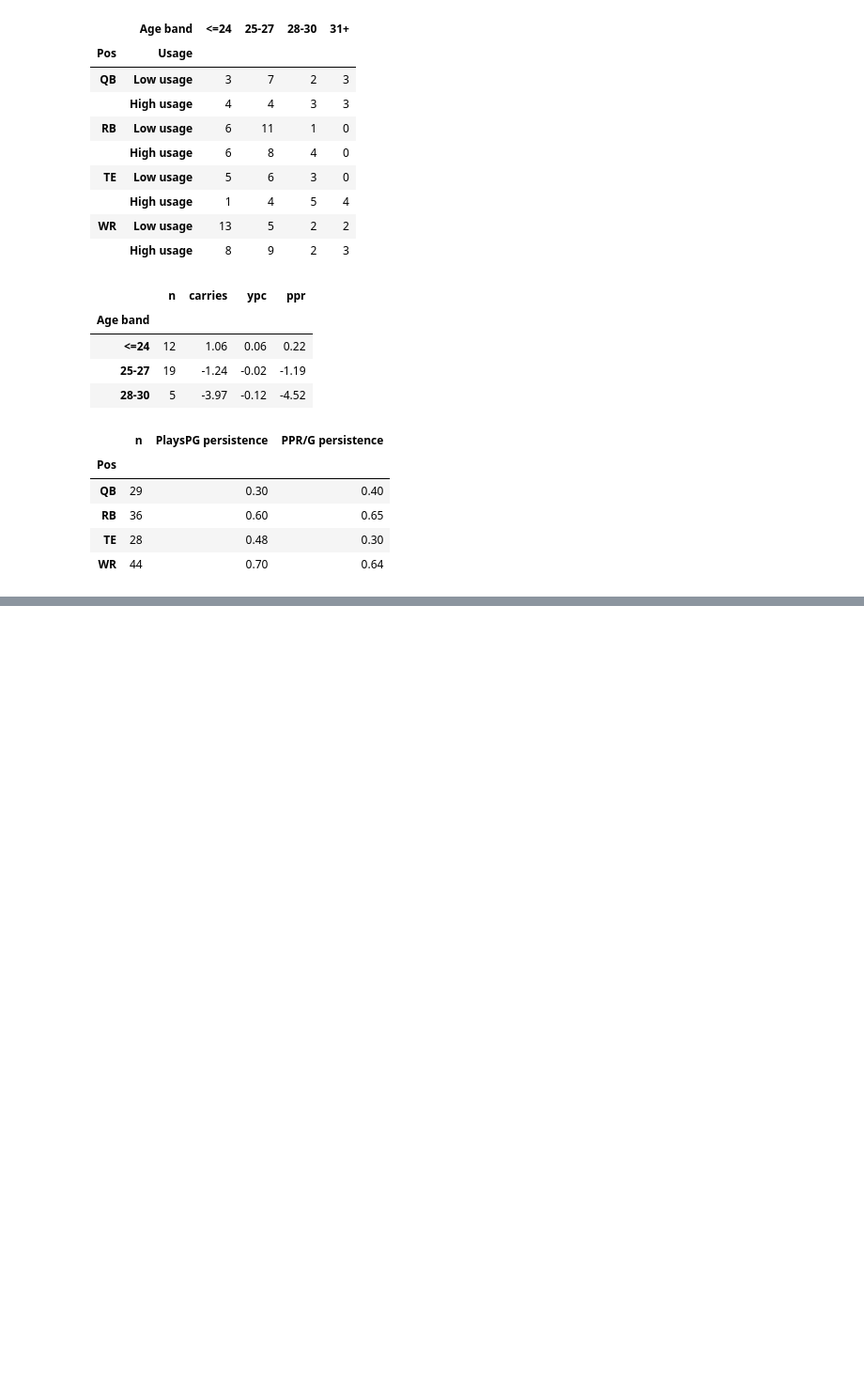
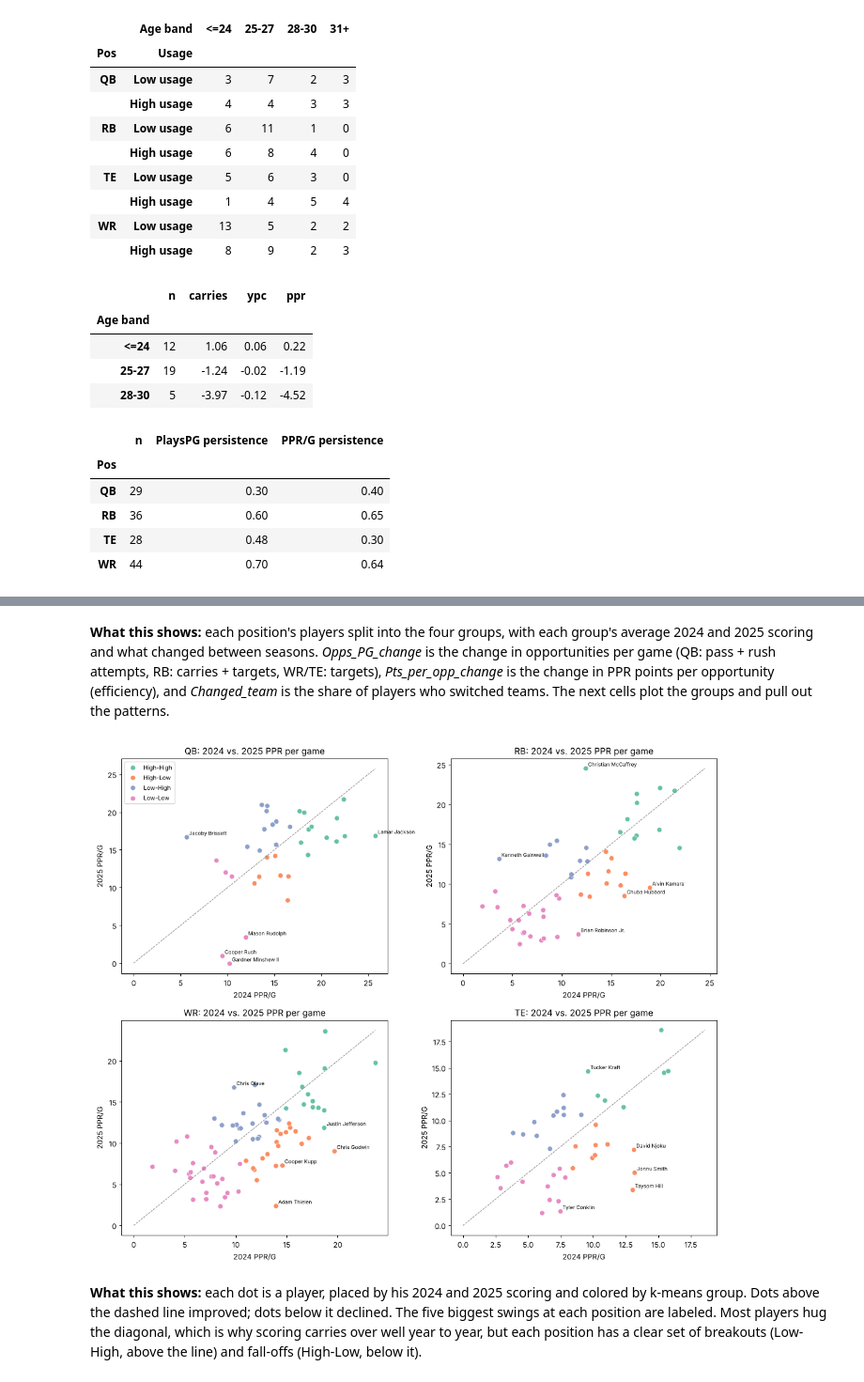
Before and after one commit to tiagocaravia/MDSTFootballProject, a Jupyter notebook: Modeling/k_means.ipynb, the cells around one changed output, grey strips where cells are left out. Shown at 94% size. Drawn from its saved outputs; the diff is of its cells as text; code cells hidden in the pictures; blank space fills up the shorter version.

Commit message:
Add k-means clustering of 2024 vs 2025 PPR groups

```diff
--- a/Modeling/k_means.ipynb
+++ b/Modeling/k_means.ipynb
@@ -303,0 +389,25 @@ pd.DataFrame(rows).set_index('Pos').round(2)
+# %% [markdown]
+**What this shows:** each position's players split into the four groups, with each group's average 2024 and 2025 scoring and what changed between seasons. *Opps_PG_change* is the change in opportunities per game (QB: pass + rush attempts, RB: carries + targets, WR/TE: targets), *Pts_per_opp_change* is the change in PPR points per opportunity (efficiency), and *Changed_team* is the share of players who switched teams. The next cells plot the groups and pull out the patterns.
+# %%
+palette = dict(zip(GROUPS, sns.color_palette('Set2', 4)))
+fig, axes = plt.subplots(2, 2, figsize=(12, 10))
+for ax, pos in zip(axes.flat, ['QB', 'RB', 'WR', 'TE']):
+    g = pair[pair['Pos'] == pos]
+    sns.scatterplot(data=g, x='FantasyPPRPerGame_24', y='FantasyPPRPerGame_25', hue='Group',
+                    hue_order=GROUPS, palette=palette, s=45, ax=ax, legend=(pos == 'QB'))
+    hi = g[['FantasyPPRPerGame_24', 'FantasyPPRPerGame_25']].max().max()
+    ax.plot([0, hi], [0, hi], color='grey', ls='--', lw=0.8)          # same score both years
+    swing = (g['FantasyPPRPerGame_25'] - g['FantasyPPRPerGame_24']).abs()
+    for player, r in g.loc[swing.nlargest(5).index].iterrows():
+        ax.annotate(player, (r['FantasyPPRPerGame_24'], r['FantasyPPRPerGame_25']),
+                    fontsize=7, xytext=(3, 3), textcoords='offset points')
+    ax.set_title(f'{pos}: 2024 vs. 2025 PPR per game')
+    ax.set_xlabel('2024 PPR/G')
+    ax.set_ylabel('2025 PPR/G')
+axes[0, 0].legend(fontsize=8, loc='upper left')
+plt.tight_layout()
+plt.show()
+# %% [output]
+[figure, added]
+# %% [markdown]
+**What this shows:** each dot is a player, placed by his 2024 and 2025 scoring and colored by k-means group. Dots above the dashed line improved; dots below it declined. The five biggest swings at each position are labeled. Most players hug the diagonal, which is why scoring carries over well year to year, but each position has a clear set of breakouts (Low-High, above the line) and fall-offs (High-Low, below it).
```
Also changed, not shown: parts of 6 cells of this notebook, 1 other file.
